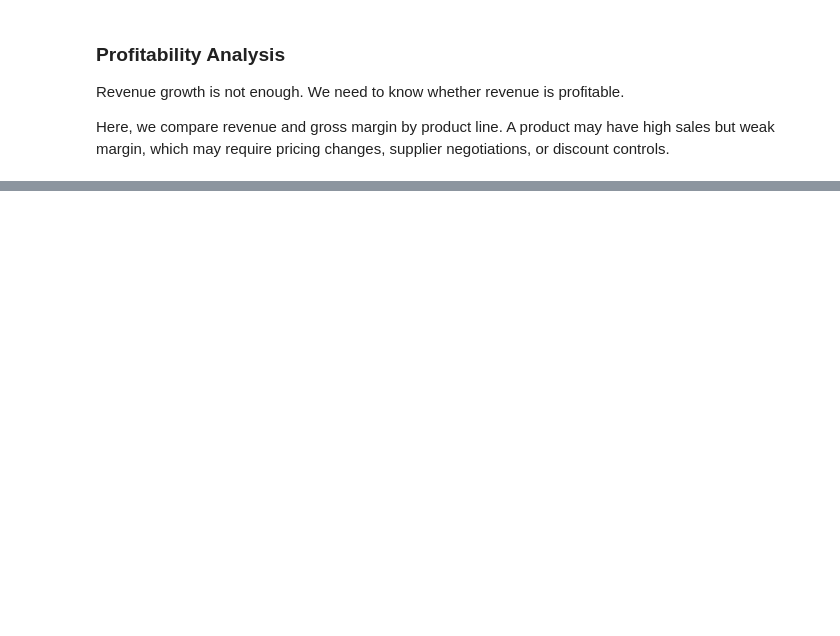
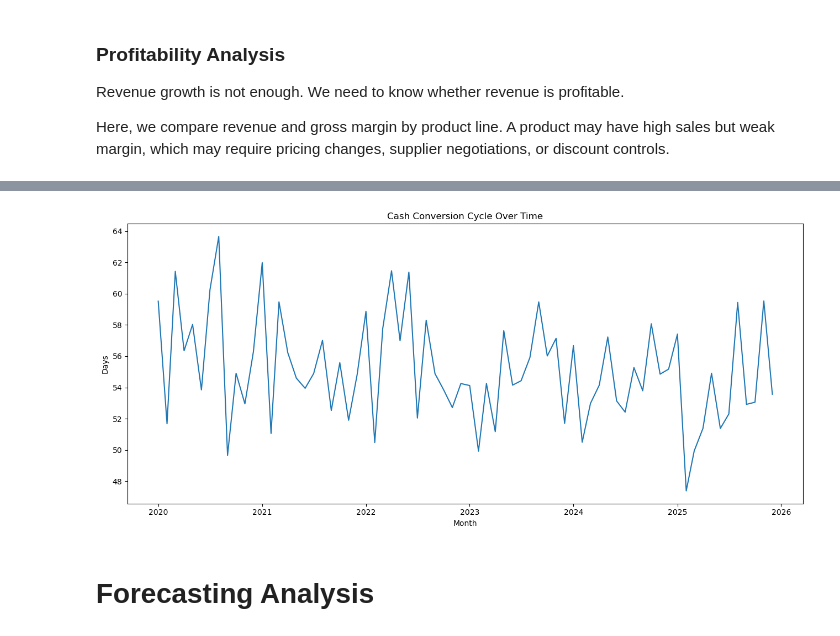
Before and after one commit to profshai/financial-analysis-forecasting, a Jupyter notebook: notebooks/01_financial_analysis.ipynb, the cells around one changed output, grey strips where cells are left out. Cells and saved outputs as stored; diff of their text form; code cells hidden in the pictures; blank space fills up the shorter version.

```diff
--- a/notebooks/01_financial_analysis.ipynb
+++ b/notebooks/01_financial_analysis.ipynb
@@ -316,0 +687,33 @@ revenue_by_product.head()
+# %%
+working_capital = financials.copy()
+
+working_capital["days_in_month"] = working_capital["month"].dt.days_in_month
+
+working_capital["dso"] = (
+    working_capital["accounts_receivable"] / working_capital["revenue"]
+) * working_capital["days_in_month"]
+
+working_capital["inventory_days"] = (
+    working_capital["inventory"] / working_capital["cogs"]
+) * working_capital["days_in_month"]
+
+working_capital["payables_days"] = (
+    working_capital["accounts_payable"] / working_capital["cogs"]
+) * working_capital["days_in_month"]
+
+working_capital["cash_conversion_cycle"] = (
+    working_capital["dso"]
+    + working_capital["inventory_days"]
+    - working_capital["payables_days"]
+)
+
+working_capital["free_cash_flow_margin"] = (
+    working_capital["free_cash_flow"] / working_capital["revenue"]
+)
+
+working_capital.to_csv(OUTPUTS_DIR / "working_capital_analysis.csv", index=False)
+
+working_capital[[
+    "month", "dso", "inventory_days", "payables_days",
+    "cash_conversion_cycle", "free_cash_flow_margin"
+]].tail()
@@ -316,0 +727,13 @@ revenue_by_product.head()
+# %%
+plt.figure(figsize=(13, 6))
+sns.lineplot(data=working_capital, x="month", y="cash_conversion_cycle")
+plt.title("Cash Conversion Cycle Over Time")
+plt.xlabel("Month")
+plt.ylabel("Days")
+plt.tight_layout()
+plt.savefig(FIGURES_DIR / "cash_conversion_cycle.png", dpi=300)
+plt.show()
+# %% [output]
+[figure, added]
+# %% [markdown]
+# Forecasting Analysis
```
Also changed, not shown: parts of 79 cells of this notebook.
